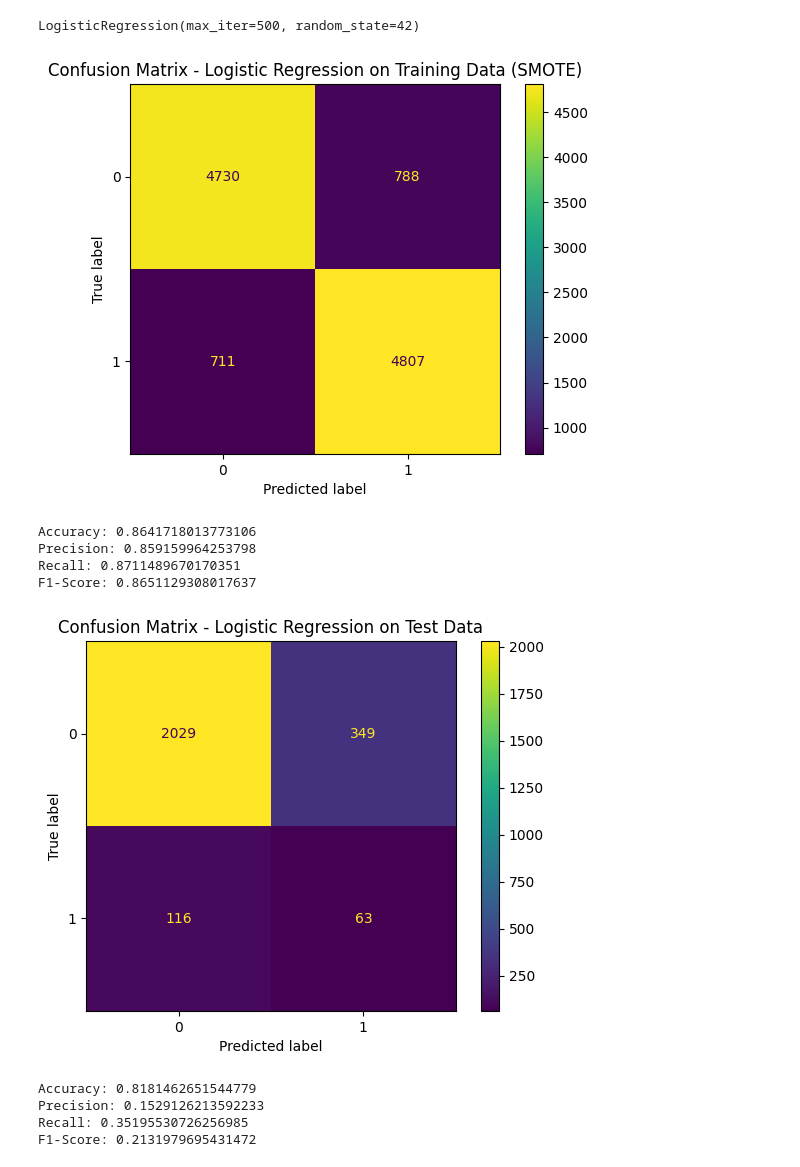
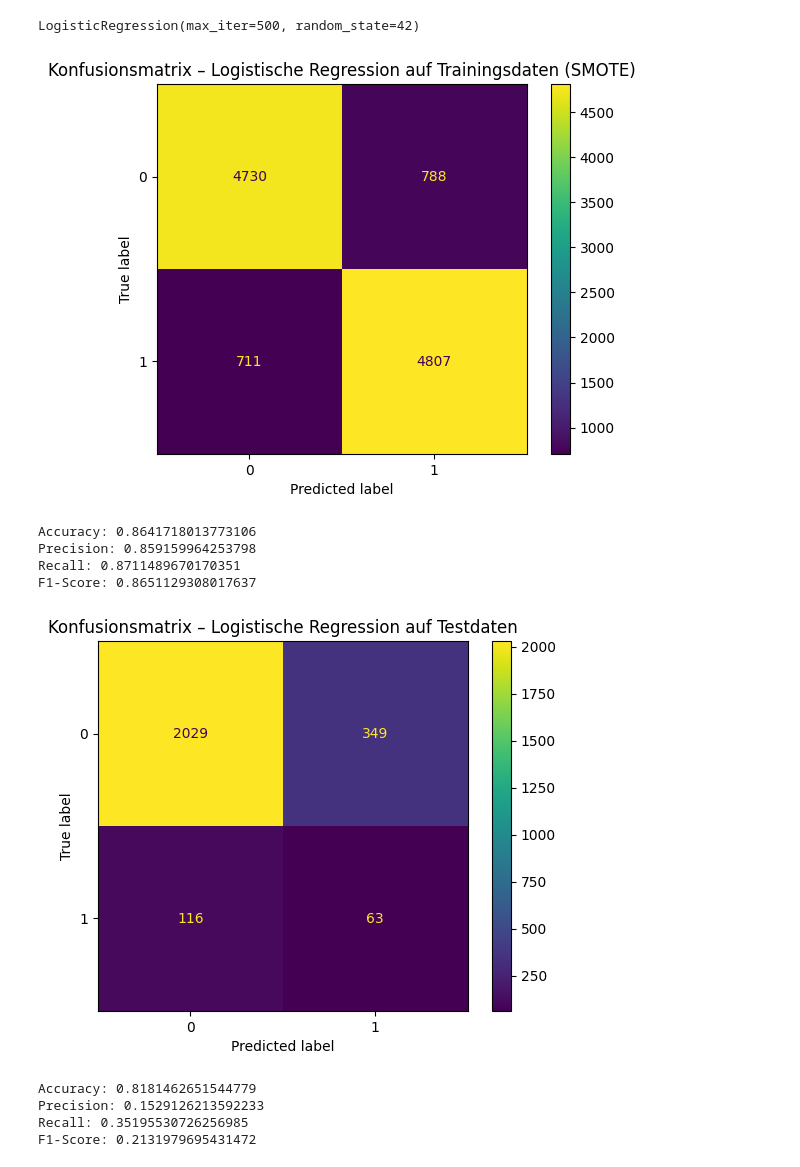
Before and after one commit to PatrickSchubert-Munich/DataScience_and_ML_Assignment, a Jupyter notebook: 01_Classification/Assignment_01_2130238.ipynb, the cells around one changed output. Saved outputs shown, nothing was run; the diff lists cells and outputs as text; code cells hidden in the pictures.

```diff
--- a/01_Classification/Assignment_01_2130238.ipynb
+++ b/01_Classification/Assignment_01_2130238.ipynb
@@ -1518,14 +1528,14 @@ clf_log_reg.fit(X_train_smote_scaled, y_train_smote)
 # %% [output]
 LogisticRegression(max_iter=500, random_state=42)
 # %%
-# Konfusions-Matrix auf Trainingsdaten (SMOTE, skaliert)
+# Konfusionsmatrix auf Trainingsdaten (SMOTE, skaliert)
 y_pred_train_log_reg = clf_log_reg.predict(X_train_smote_scaled)
 
 ConfusionMatrixDisplay.from_estimator(clf_log_reg, X_train_smote_scaled, y_train_smote, values_format='d')
-plt.title("Confusion Matrix - Logistic Regression on Training Data (SMOTE)")
+plt.title("Konfusionsmatrix – Logistische Regression auf Trainingsdaten (SMOTE)")
 plt.show()
 # %% [output]
-[figure, old version]
+[figure, new version]
 # %%
 # Metriken auf Trainingsdaten (SMOTE, skaliert)
 print("Accuracy:",  accuracy_score(y_train_smote,  y_pred_train_log_reg))
@@ -1541,13 +1551,13 @@ F1-Score: 0.8651129308017637
 # Prädiziere das Ergebnis für die Testdaten (Logistische Regression)
 y_pred_test_log_reg = clf_log_reg.predict(X_test_scaled)
 
-# Konfusions-Matrix visualisieren auf Testdaten
+# Konfusionsmatrix visualisieren auf Testdaten
 cmm = confusion_matrix(y_test, y_pred_test_log_reg)
 ConfusionMatrixDisplay.from_estimator(clf_log_reg, X_test_scaled, y_test, values_format='d')
-plt.title("Confusion Matrix - Logistic Regression on Test Data")
+plt.title("Konfusionsmatrix – Logistische Regression auf Testdaten")
 plt.show()
 # %% [output]
-[figure, old version]
+[figure, new version]
 # %%
 # Metriken auf Testdaten (Logistische Regression, SMOTE)
 print("Accuracy:",  accuracy_score(y_test, y_pred_test_log_reg))
```
Also changed, not shown: parts of 41 cells of this notebook.
